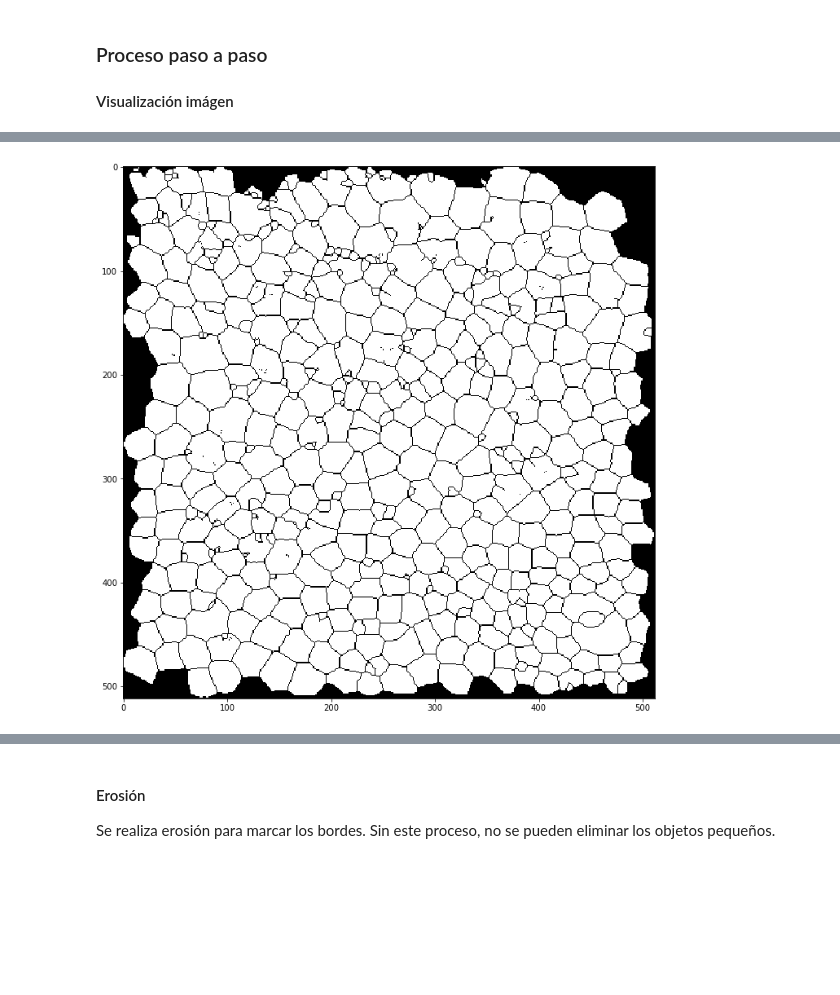
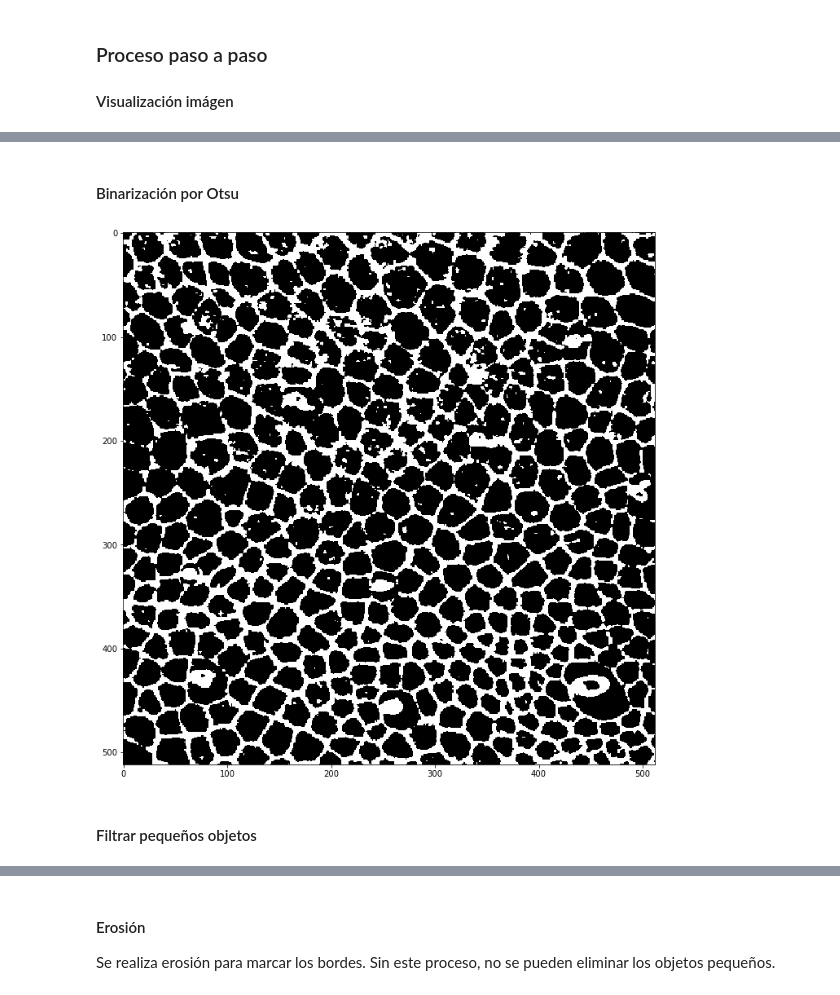
Before and after one commit to gabrieldelaparra/CC5508-2017-1-Tarea3, a Jupyter notebook: Tarea3.ipynb, the cells around one changed output, grey strips where cells are left out. Saved outputs shown, nothing was run; the diff lists cells and outputs as text; code cells hidden in the pictures; blank space fills up the shorter version.

```diff
--- a/Tarea3.ipynb
+++ b/Tarea3.ipynb
@@ -169,3 +103,7 @@ mpld3.display()
 ### Proceso paso a paso
 
 #### Visualización imágen
+# %%
+image = rawImage
+plt.imshow(image, cmap="gray")
+plt.show()
@@ -171,0 +114,4 @@ mpld3.display()
+# %%
+image = np.invert(image)
+plt.imshow(image, cmap="gray")
+plt.show()
@@ -171,0 +122,4 @@ mpld3.display()
+# %%
+image = exposure.equalize_adapthist(image)
+plt.imshow(image, cmap="gray")
+plt.show()
@@ -171,0 +130,4 @@ mpld3.display()
+# %%
+image = anisodiff2(image, 3, 60)
+plt.imshow(image, cmap="gray")
+plt.show()
@@ -172,7 +136,10 @@ mpld3.display()
+# %% [markdown]
+#### Binarización por Otsu
 # %%
-image = io.imread("./images/segmentacion_referencia.tif")
-image = image[0]
+image = image < (filters.threshold_otsu(image))
 plt.imshow(image, cmap="gray")
 plt.show()
 # %% [output]
-[figure, old version]
+[figure, new version]
+# %% [markdown]
+#### Filtrar pequeños objetos
```
Also changed, not shown: parts of 45 cells of this notebook.
